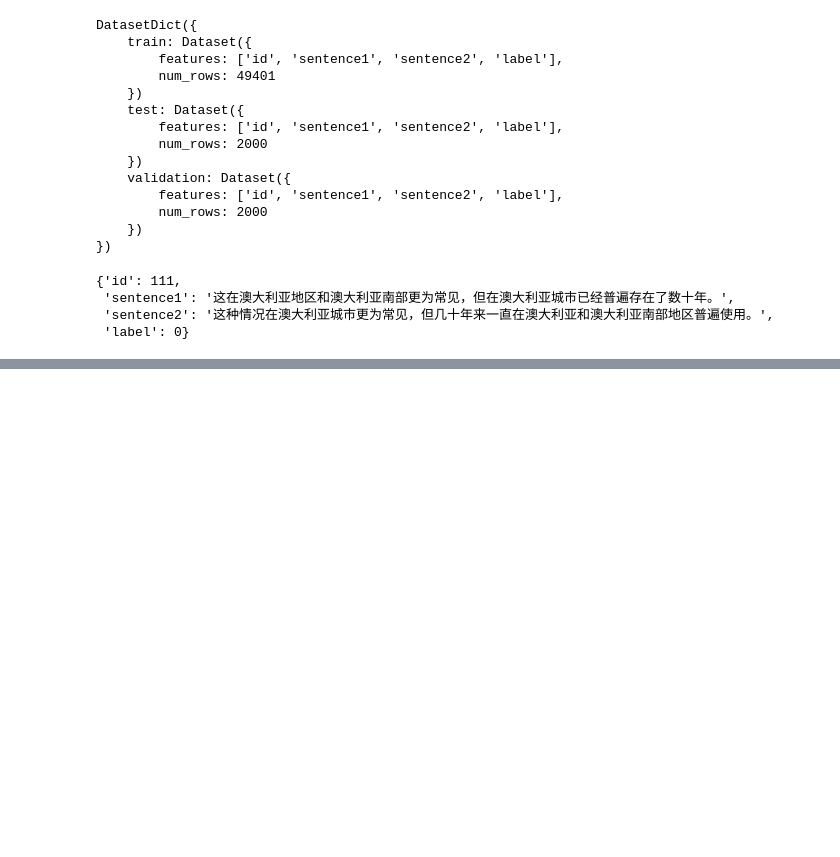
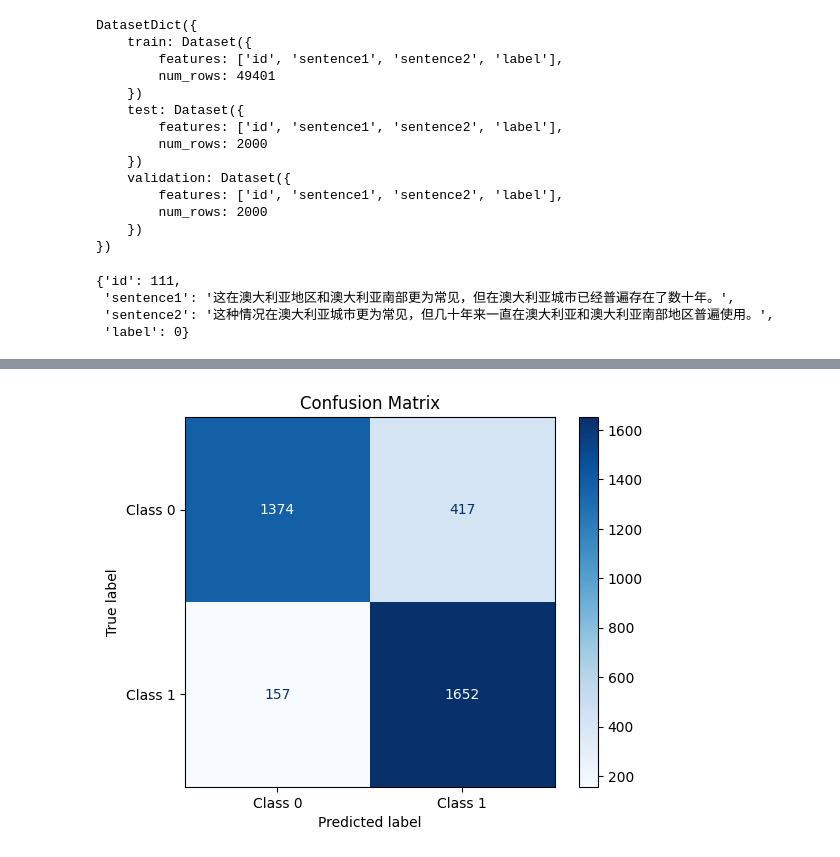
Before and after one commit to maris205/find_central-dogma_again, a Jupyter notebook: bert_pretrain_en_finetune_en.ipynb, the cells around one changed output, grey strips where cells are left out. Drawn from its saved outputs; the diff is of its cells as text; code cells hidden in the pictures; blank space fills up the shorter version.

```diff
--- a/bert_pretrain_en_finetune_en.ipynb
+++ b/bert_pretrain_en_finetune_en.ipynb
@@ -118,7 +124,3 @@ Using the latest cached version of the module from /home/maris/.cache/huggingfac
 # %%
 raw_datasets_fr = load_dataset('paws-x', 'fr')  # 或者指定特定语言如 'zh' 表示中文,https://huggingface.co/datasets/google-research-datasets/paws-x
-
-def tokenize_function(example):
-    return tokenizer(example["sentence1"], example["sentence2"], truncation=True)
-
 tokenized_datasets_fr = raw_datasets_fr.map(tokenize_function, batched=True)
@@ -190,8 +180,21 @@ raw_datasets_zh["train"][110]
  'label': 0}
 # %%
 #dna
-raw_datasets_dna = load_dataset('json', data_files='dna_150.json')['train'].train_test_split(test_size=0.05) #默认已经shuffle
-tokenized_datasets_dna = raw_datasets_dna.map(tokenize_function, batched=True)
+raw_datasets_dna = load_dataset('json', data_files='dna_150.json')['train'].train_test_split(test_size=0.2) #默认已经shuffle
+
+# 定义翻转标签的函数
+def flip_labels(example):
+    # 截取 sentence1 和 sentence2 的前 50 个字符,如果dna序列过长，bert分词会产生错误，只生成[UNK]一个token
+    example["sentence1"] = example["sentence1"][:50]
+    example["sentence2"] = example["sentence2"][:50]
+    #example['label'] = 1 - example['label']
+    return example
+
+# 应用翻转标签函数
+flipped_datasets_dna = raw_datasets_dna.map(flip_labels, batched=False)
+
+
+tokenized_datasets_dna = flipped_datasets_dna.map(tokenize_function, batched=True)
 
 predictions = trainer.predict(tokenized_datasets_dna["test"])
 preds = np.argmax(predictions.predictions, axis=-1)
@@ -204,3 +206,17 @@ Using the latest cached version of the module from /home/maris/.cache/huggingfac
+# %%
+from sklearn.metrics import confusion_matrix, ConfusionMatrixDisplay
+import matplotlib.pyplot as plt
+
+# 假设 predictions.label_ids 是真实的标签，preds 是模型的预测
+cm = confusion_matrix(predictions.label_ids, preds)
+
+# 可视化混淆矩阵
+disp = ConfusionMatrixDisplay(confusion_matrix=cm, display_labels=['Class 0', 'Class 1'])
+disp.plot(cmap=plt.cm.Blues)
+plt.title('Confusion Matrix')
+plt.show()
+# %% [output]
+[figure, added]
 # %%
 raw_datasets_dna_protein = load_dataset('json', data_files='dna_protein_150.json')['train'].train_test_split(test_size=0.05) #默认已经shuffle
 # %%
```
Also changed, not shown: parts of 14 cells of this notebook, 1 other file.
